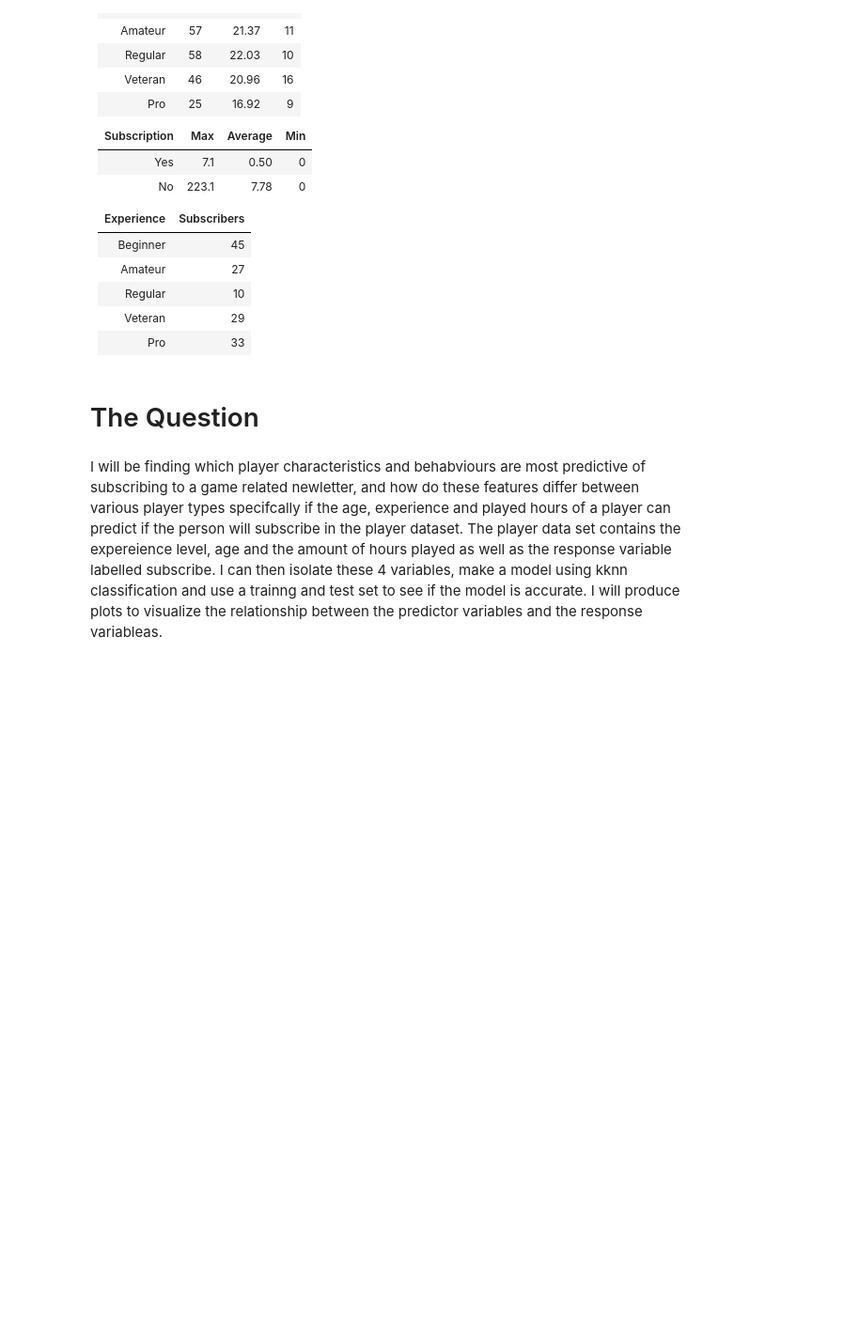
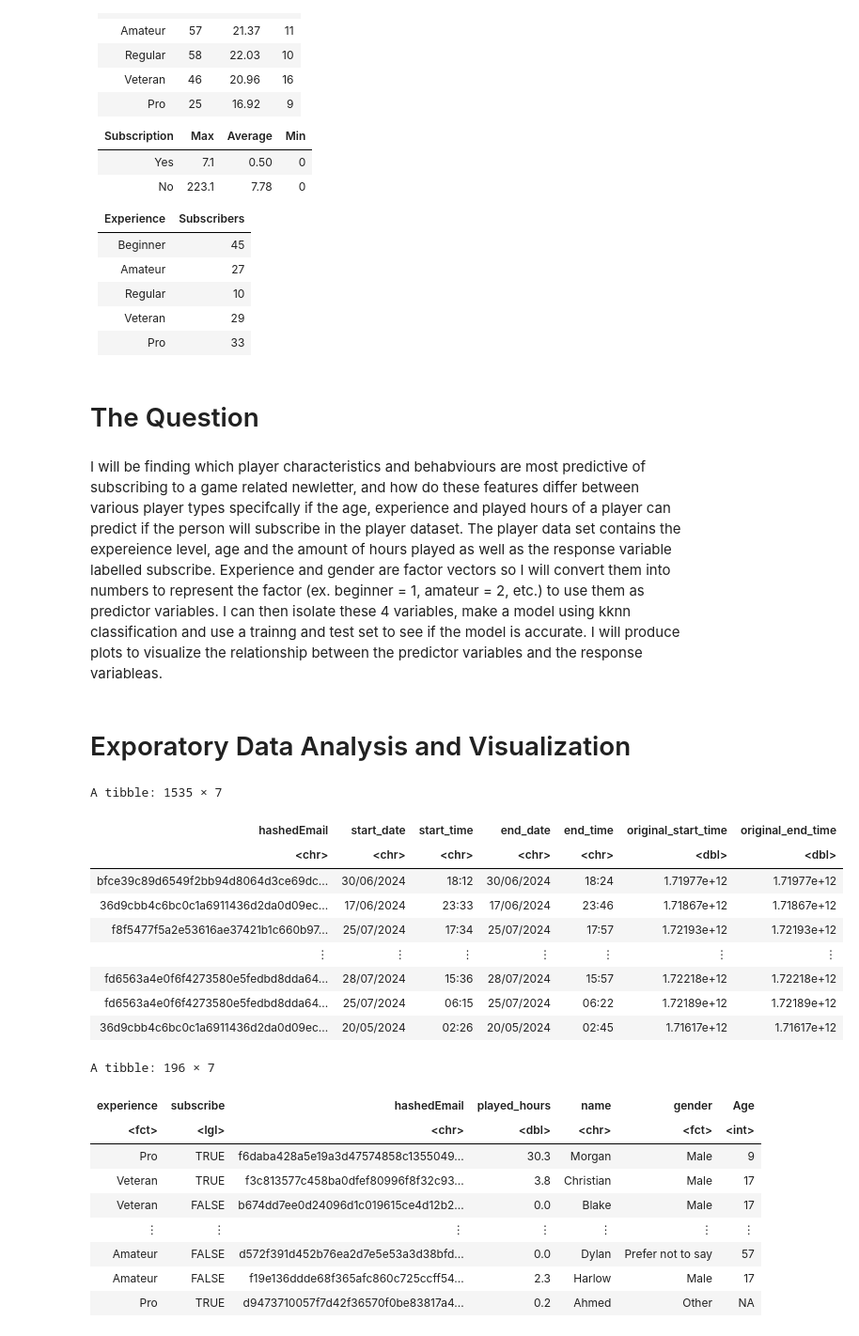
Before and after one commit to noahfunguy5080-sudo/Individual-project, a Jupyter notebook: Indiviual_project.ipynb, the cells around one changed output. Shown at 94% size. Drawn from its saved outputs; the diff is of its cells as text; code cells hidden in the pictures; blank space fills up the shorter version.

```diff
--- a/Indiviual_project.ipynb
+++ b/Indiviual_project.ipynb
@@ -276,4 +322,43 @@ A tibble: 2 × 4
 <h1> The Question </h1>
 # %% [markdown]
 I will be finding which player characteristics and behabviours are most predictive of subscribing to a game related newletter, and how do these features differ
-between various player types specifcally if the age, experience and played hours of a player can predict if the person will subscribe in the player dataset. The player data set contains the expereience level, age and the amount of hours played as well as the response variable labelled subscribe. I can then isolate these 4 variables, make a model using kknn classification and use a trainng and test set to see if the model is accurate. I will produce plots to visualize the relationship between the predictor variables and the response variableas.
+between various player types specifcally if the age, experience and played hours of a player can predict if the person will subscribe in the player dataset. The player data set contains the expereience level, age and the amount of hours played as well as the response variable labelled subscribe. Experience and gender are factor vectors so I will convert them into numbers to represent the factor (ex. beginner = 1, amateur = 2, etc.) to use them as predictor variables. I can then isolate these 4 variables, make a model using kknn classification and use a trainng and test set to see if the model is accurate. I will produce plots to visualize the relationship between the predictor variables and the response variableas.
+# %% [markdown]
+<h1> Exporatory Data Analysis and Visualization </h1>
+# %%
+tidy_time = sessions_data |>
+    separate(col = start_time,
+             into = c('start_date', 'start_time'),
+             sep = ' ') |>
+    separate(col = end_time,
+             into = c('end_date', 'end_time'),
+             sep = ' ')
+
+tidy_player = player_data |>
+    mutate(experience = as_factor(experience),
+           gender = as_factor(gender),
+          Age = as.integer(Age))
+
+tidy_time
+tidy_player
+# %% [output]
+A tibble: 1535 × 7
+| hashedEmail | start_date | start_time | end_date | end_time | original_start_time | original_end_time |
+| <chr> | <chr> | <chr> | <chr> | <chr> | <dbl> | <dbl> |
+| bfce39c89d6549f2bb94d8064d3ce69dc... | 30/06/2024 | 18:12 | 30/06/2024 | 18:24 | 1.71977e+12 | 1.71977e+12 |
+| 36d9cbb4c6bc0c1a6911436d2da0d09ec... | 17/06/2024 | 23:33 | 17/06/2024 | 23:46 | 1.71867e+12 | 1.71867e+12 |
+| f8f5477f5a2e53616ae37421b1c660b97... | 25/07/2024 | 17:34 | 25/07/2024 | 17:57 | 1.72193e+12 | 1.72193e+12 |
+| ⋮ | ⋮ | ⋮ | ⋮ | ⋮ | ⋮ | ⋮ |
+| fd6563a4e0f6f4273580e5fedbd8dda64... | 28/07/2024 | 15:36 | 28/07/2024 | 15:57 | 1.72218e+12 | 1.72218e+12 |
+| fd6563a4e0f6f4273580e5fedbd8dda64... | 25/07/2024 | 06:15 | 25/07/2024 | 06:22 | 1.72189e+12 | 1.72189e+12 |
+| 36d9cbb4c6bc0c1a6911436d2da0d09ec... | 20/05/2024 | 02:26 | 20/05/2024 | 02:45 | 1.71617e+12 | 1.71617e+12 |
+A tibble: 196 × 7
+| experience | subscribe | hashedEmail | played_hours | name | gender | Age |
+| <fct> | <lgl> | <chr> | <dbl> | <chr> | <fct> | <int> |
+| Pro | TRUE | f6daba428a5e19a3d47574858c1355049... | 30.3 | Morgan | Male | 9 |
+| Veteran | TRUE | f3c813577c458ba0dfef80996f8f32c93... | 3.8 | Christian | Male | 17 |
+| Veteran | FALSE | b674dd7ee0d24096d1c019615ce4d12b2... | 0.0 | Blake | Male | 17 |
+| ⋮ | ⋮ | ⋮ | ⋮ | ⋮ | ⋮ | ⋮ |
+| Amateur | FALSE | d572f391d452b76ea2d7e5e53a3d38bfd... | 0.0 | Dylan | Prefer not to say | 57 |
+| Amateur | FALSE | f19e136ddde68f365afc860c725ccff54... | 2.3 | Harlow | Male | 17 |
+| Pro | TRUE | d9473710057f7d42f36570f0be83817a4... | 0.2 | Ahmed | Other | NA |
```
Also changed, not shown: parts of 7 cells of this notebook.
